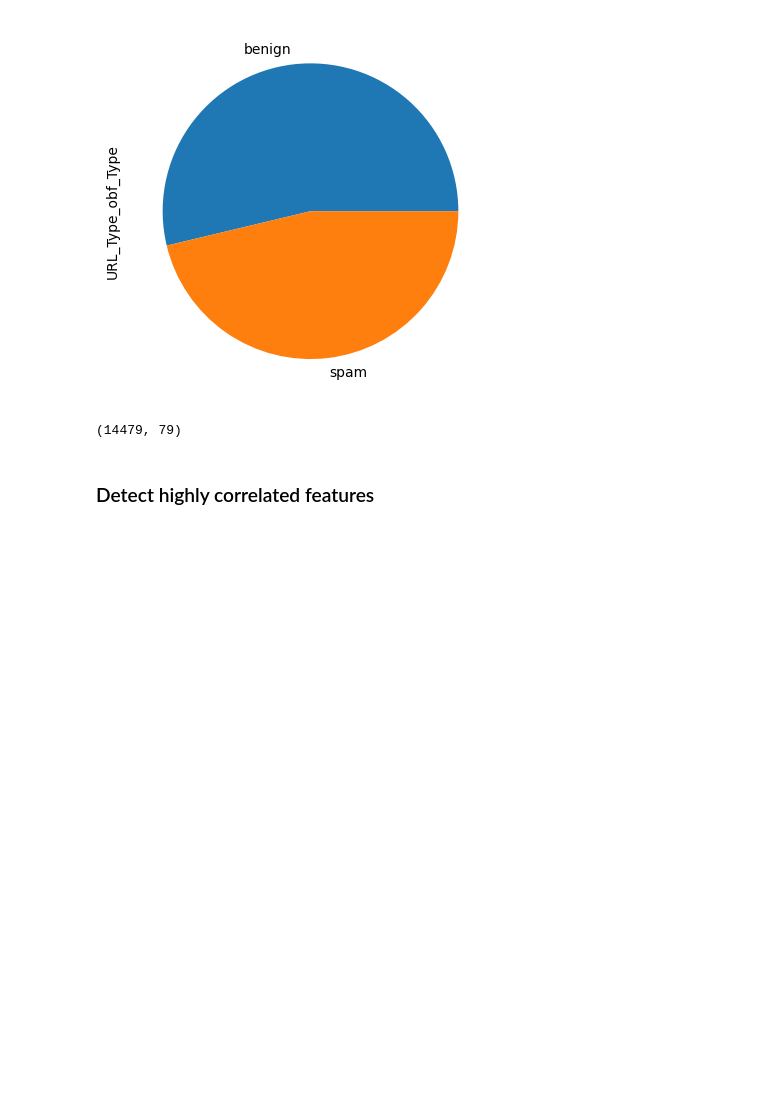
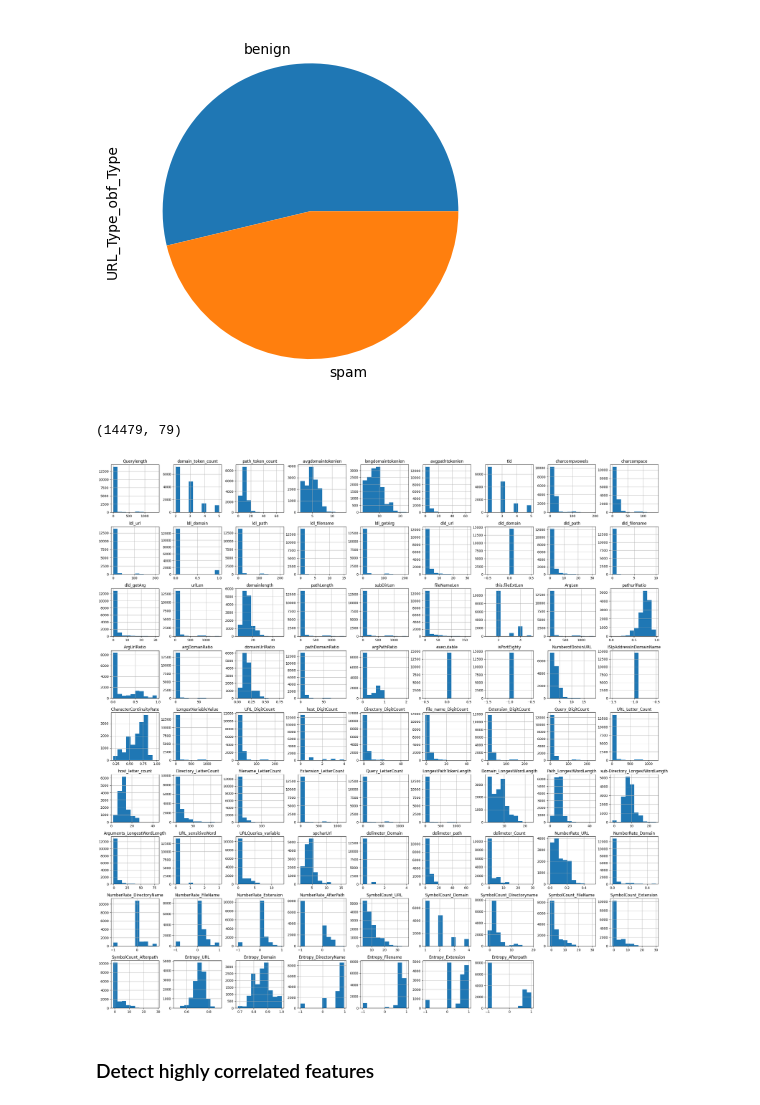
Before and after one commit to msiampou/spam-url-detection, a Jupyter notebook: Spam_Page_Detection.ipynb, the cells around one changed output. Drawn from its saved outputs; the diff is of its cells as text; code cells hidden in the pictures; blank space fills up the shorter version.

```diff
--- a/Spam_Page_Detection.ipynb
+++ b/Spam_Page_Detection.ipynb
@@ -43,6 +43,13 @@ X = X.drop(['URL_Type_obf_Type'], axis=1)
 X.shape
 # %% [output]
 (14479, 79)
+# %%
+import matplotlib.pyplot as plt
+
+X.hist(figsize=(30, 30))
+plt.show()
+# %% [output]
+[figure, added]
 # %% [markdown]
 ### Detect highly correlated features
 # %%
```
Also changed, not shown: parts of 36 cells of this notebook.
